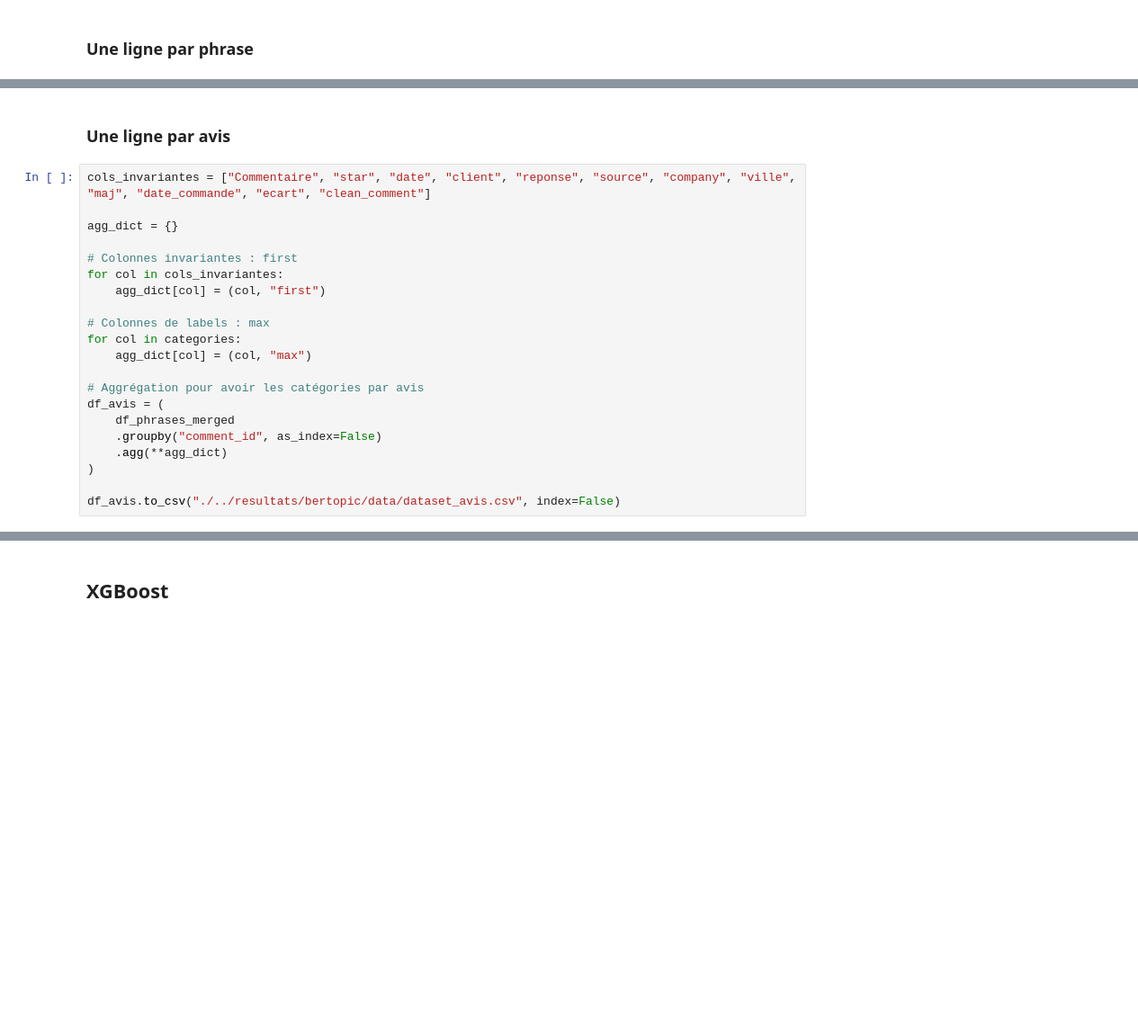
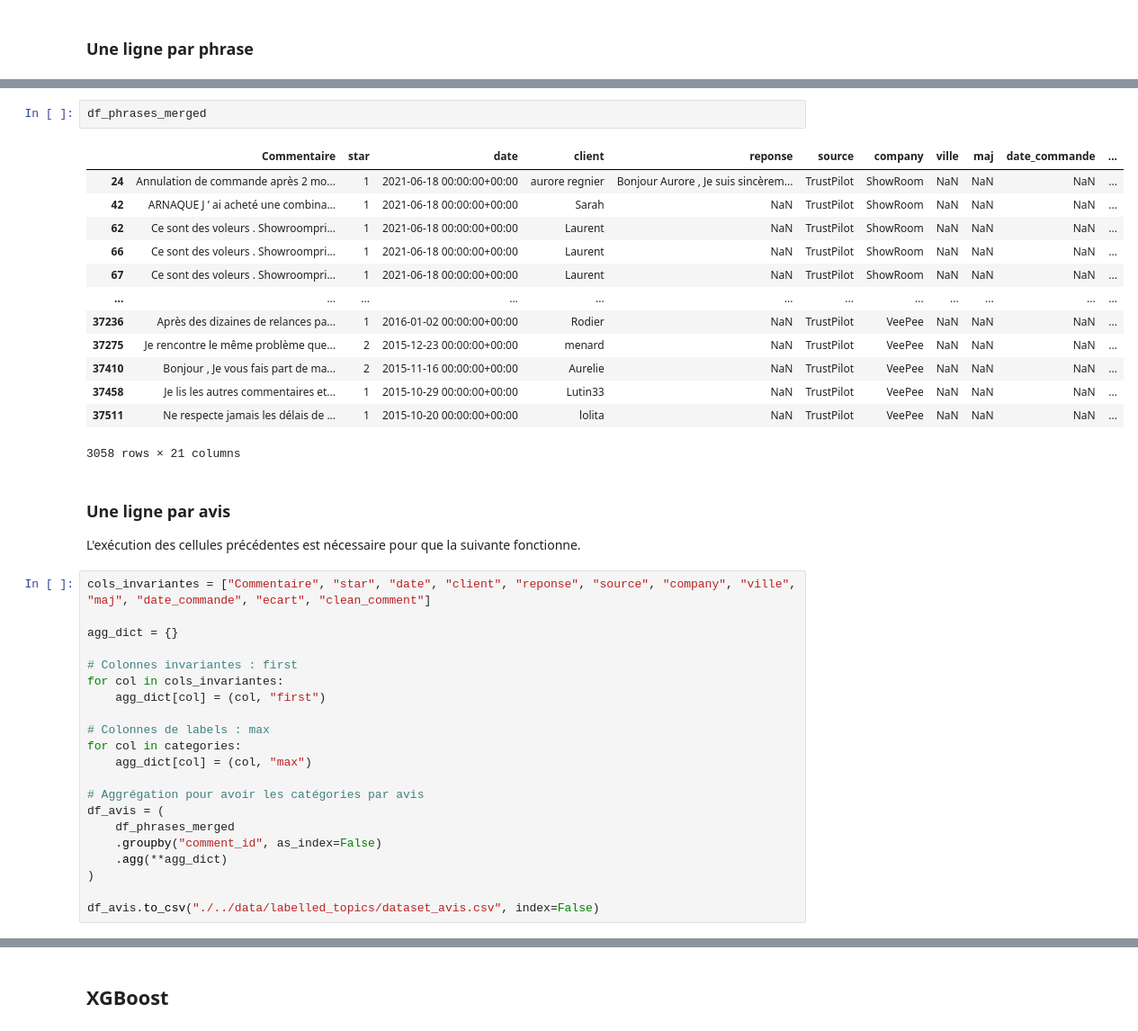
Before and after one commit to eliottdouieb/nov24_alt_trustpilot, a Jupyter notebook: notebooks/04_classification_XGBoost.ipynb, the cells around one changed output, grey strips where cells are left out. Shown at 90% size. Drawn from its saved outputs; the diff is of its cells as text; blank space fills up the shorter version.

```diff
--- a/notebooks/04_classification_XGBoost.ipynb
+++ b/notebooks/04_classification_XGBoost.ipynb
@@ -61,5 +61,22 @@ df_phrases.to_csv("./../models/artifacts/bertopic/data/dataset_phrases.csv", ind
+# %%
+df_phrases_merged
+# %% [output]
+|  | Commentaire | star | date | client | reponse | source | company | ville | maj | date_commande | ... |
+| 24 | Annulation de commande après 2 mo... | 1 | 2021-06-18 00:00:00+00:00 | aurore regnier | Bonjour Aurore , Je suis sincèrem... | TrustPilot | ShowRoom | NaN | NaN | NaN | ... |
+| 42 | ARNAQUE J ’ ai acheté une combina... | 1 | 2021-06-18 00:00:00+00:00 | Sarah | NaN | TrustPilot | ShowRoom | NaN | NaN | NaN | ... |
+| 62 | Ce sont des voleurs . Showroompri... | 1 | 2021-06-18 00:00:00+00:00 | Laurent | NaN | TrustPilot | ShowRoom | NaN | NaN | NaN | ... |
+| 66 | Ce sont des voleurs . Showroompri... | 1 | 2021-06-18 00:00:00+00:00 | Laurent | NaN | TrustPilot | ShowRoom | NaN | NaN | NaN | ... |
+| 67 | Ce sont des voleurs . Showroompri... | 1 | 2021-06-18 00:00:00+00:00 | Laurent | NaN | TrustPilot | ShowRoom | NaN | NaN | NaN | ... |
+| ... | ... | ... | ... | ... | ... | ... | ... | ... | ... | ... | ... |
+| 37236 | Après des dizaines de relances pa... | 1 | 2016-01-02 00:00:00+00:00 | Rodier | NaN | TrustPilot | VeePee | NaN | NaN | NaN | ... |
+| 37275 | Je rencontre le même problème que... | 2 | 2015-12-23 00:00:00+00:00 | menard | NaN | TrustPilot | VeePee | NaN | NaN | NaN | ... |
+| 37410 | Bonjour , Je vous fais part de ma... | 2 | 2015-11-16 00:00:00+00:00 | Aurelie | NaN | TrustPilot | VeePee | NaN | NaN | NaN | ... |
+| 37458 | Je lis les autres commentaires et... | 1 | 2015-10-29 00:00:00+00:00 | Lutin33 | NaN | TrustPilot | VeePee | NaN | NaN | NaN | ... |
+| 37511 | Ne respecte jamais les délais de ... | 1 | 2015-10-20 00:00:00+00:00 | lolita | NaN | TrustPilot | VeePee | NaN | NaN | NaN | ... |
+3058 rows × 21 columns
 # %% [markdown]
 ### Une ligne par avis
+L'exécution des cellules précédentes est nécessaire pour que la suivante fonctionne.
 # %%
 cols_invariantes = ["Commentaire", "star", "date", "client", "reponse", "source", "company", "ville", "maj", "date_commande", "ecart", "clean_comment"]
 
@@ -80,5 +97,5 @@ df_avis = (
     .agg(**agg_dict)
 )
 
-df_avis.to_csv("./../resultats/bertopic/data/dataset_avis.csv", index=False)
+df_avis.to_csv("./../data/labelled_topics/dataset_avis.csv", index=False)
 # %%
```
Also changed, not shown: parts of 12 cells of this notebook, 5 other files.
